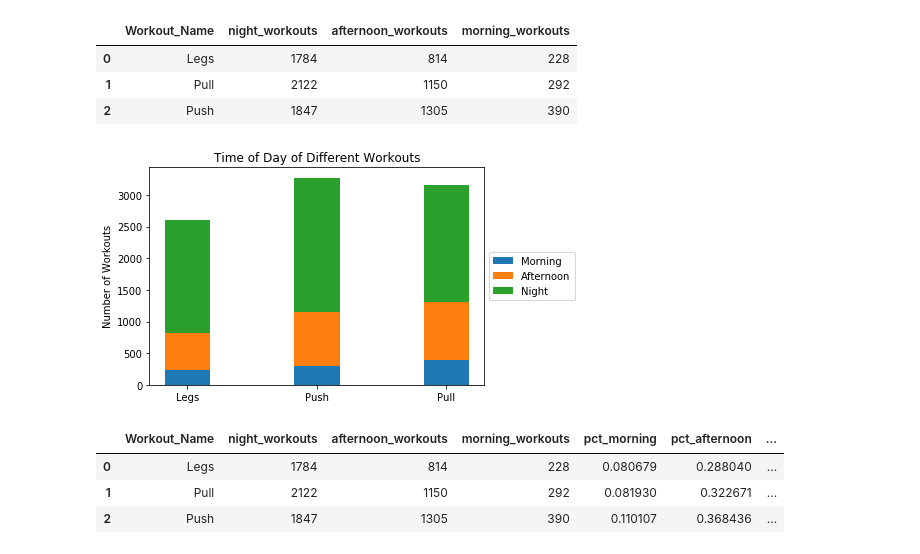
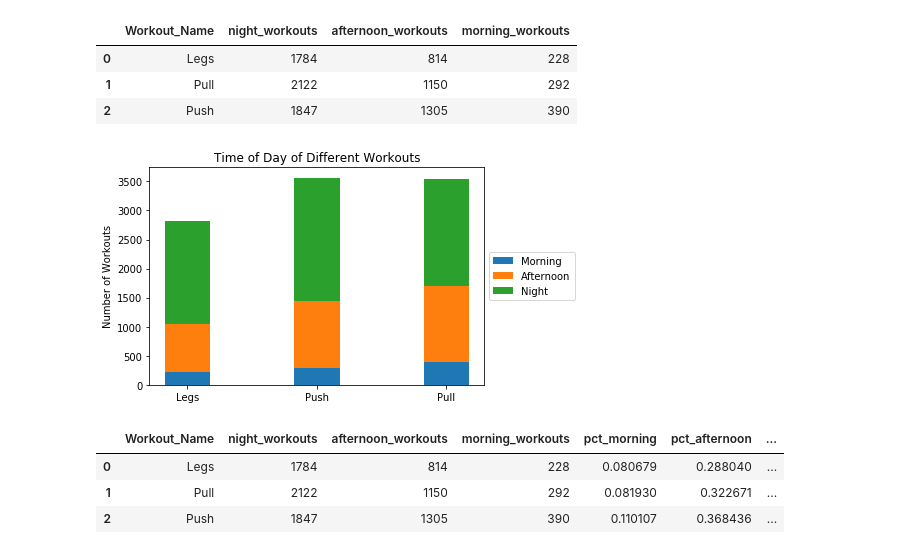
Before and after one commit to aidanberry12/Weight_Training_Exploratory_Analysis, a Jupyter notebook: Weight_Training_Analysis_Notebook.ipynb, the cells around one changed output. Drawn from its saved outputs; the diff is of its cells as text; code cells hidden in the pictures.

Commit message:
fixed workout type by day plot and ran SQL queries for strength progression

```diff
--- a/Weight_Training_Analysis_Notebook.ipynb
+++ b/Weight_Training_Analysis_Notebook.ipynb
@@ -192,24 +184,24 @@ time_of_day_workouts
 # %%
 labels = ['Legs', 'Push', 'Pull']
 night_workouts = time_of_day_workouts.night_workouts
 afternoon_workouts = time_of_day_workouts.afternoon_workouts
 morning_workouts = time_of_day_workouts.morning_workouts
 width = 0.35       # the width of the bars: can also be len(x) sequence
 
 fig, ax = plt.subplots()
 
 ax.bar(labels, morning_workouts, width, label='Morning')
 ax.bar(labels, afternoon_workouts, width, bottom=morning_workouts,
        label='Afternoon')
-ax.bar(labels, night_workouts, width, bottom = afternoon_workouts, label = 'Night')
+ax.bar(labels, night_workouts, width, bottom = afternoon_workouts+morning_workouts, label = 'Night')
 
 ax.set_ylabel('Number of Workouts')
 ax.set_title('Time of Day of Different Workouts')
 ax.legend(loc = 'center left', bbox_to_anchor=(1, 0.5))
 
 plt.show()
 # %% [output]
-[figure, old version]
+[figure, new version]
 # %%
 time_of_day_workouts['pct_morning'] = time_of_day_workouts['morning_workouts']/(time_of_day_workouts['morning_workouts']+time_of_day_workouts['afternoon_workouts']+ time_of_day_workouts['night_workouts'])
 time_of_day_workouts['pct_afternoon'] = time_of_day_workouts['afternoon_workouts']/(time_of_day_workouts['morning_workouts']+time_of_day_workouts['afternoon_workouts']+ time_of_day_workouts['night_workouts'])
```
Also changed, not shown: parts of 19 cells of this notebook.
